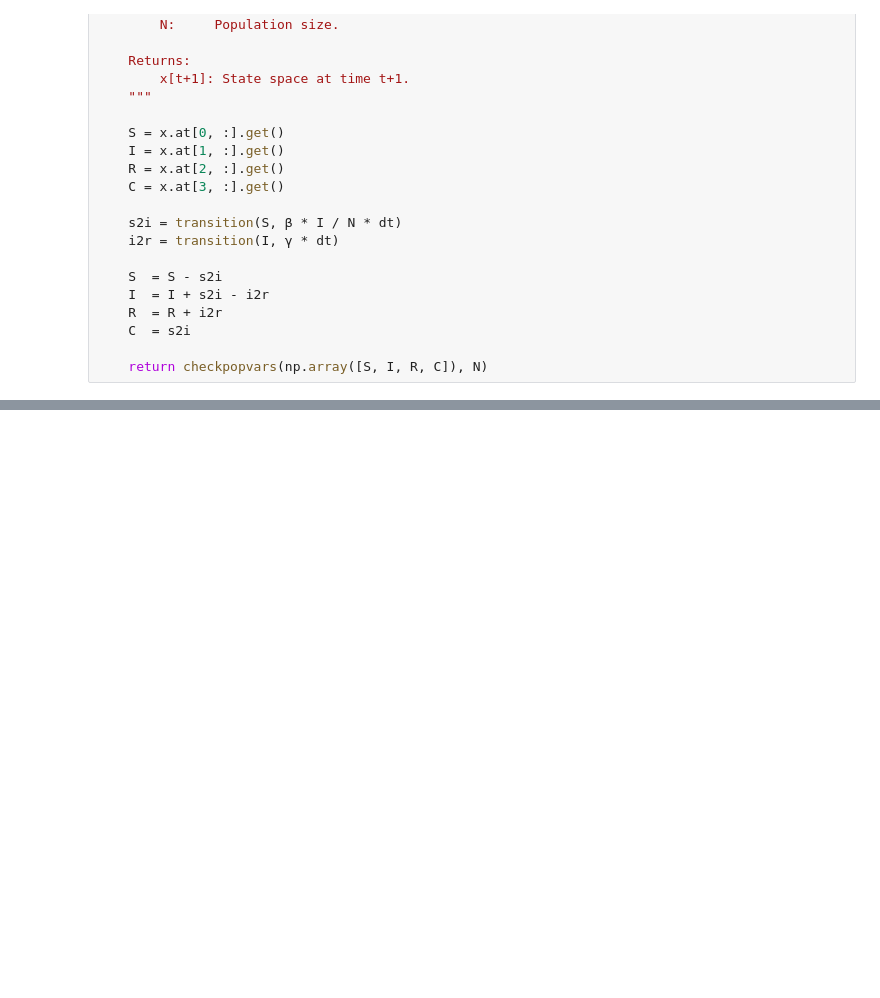
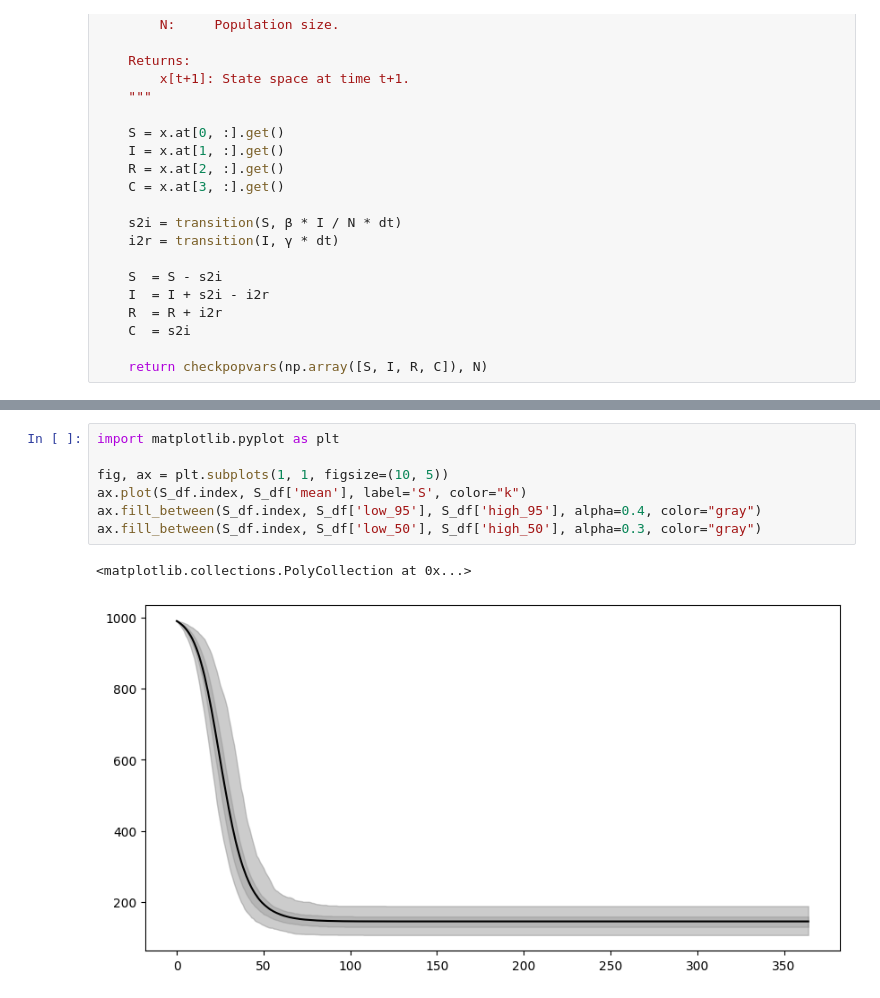
Before and after one commit to ChaosDonkey06/pompjax, a Jupyter notebook: eakf.ipynb, the cells around one changed output, grey strips where cells are left out. Cells and saved outputs as stored; diff of their text form; blank space fills up the shorter version.

```diff
--- a/eakf.ipynb
+++ b/eakf.ipynb
@@ -106,0 +152,10 @@ ax[1, 1].plot(range(T), x_sim.at[3, :, :].get(), color='blue',  alpha=0.1)
+# %%
+import matplotlib.pyplot as plt
+
+fig, ax = plt.subplots(1, 1, figsize=(10, 5))
+ax.plot(S_df.index, S_df['mean'], label='S', color="k")
+ax.fill_between(S_df.index, S_df['low_95'], S_df['high_95'], alpha=0.4, color="gray")
+ax.fill_between(S_df.index, S_df['low_50'], S_df['high_50'], alpha=0.3, color="gray")
+# %% [output]
+<matplotlib.collections.PolyCollection at 0x...>
+[figure, added]
```
Also changed, not shown: parts of 6 cells of this notebook.
